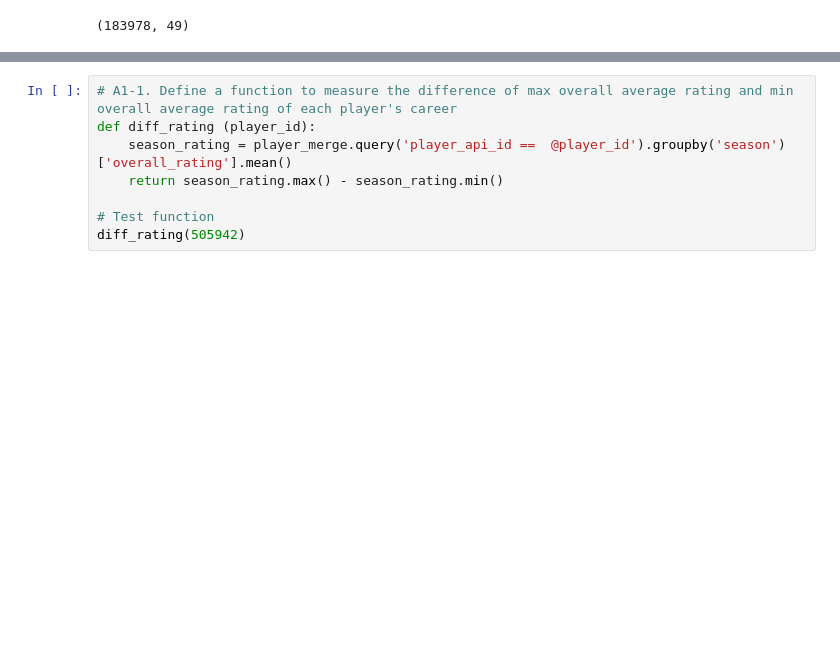
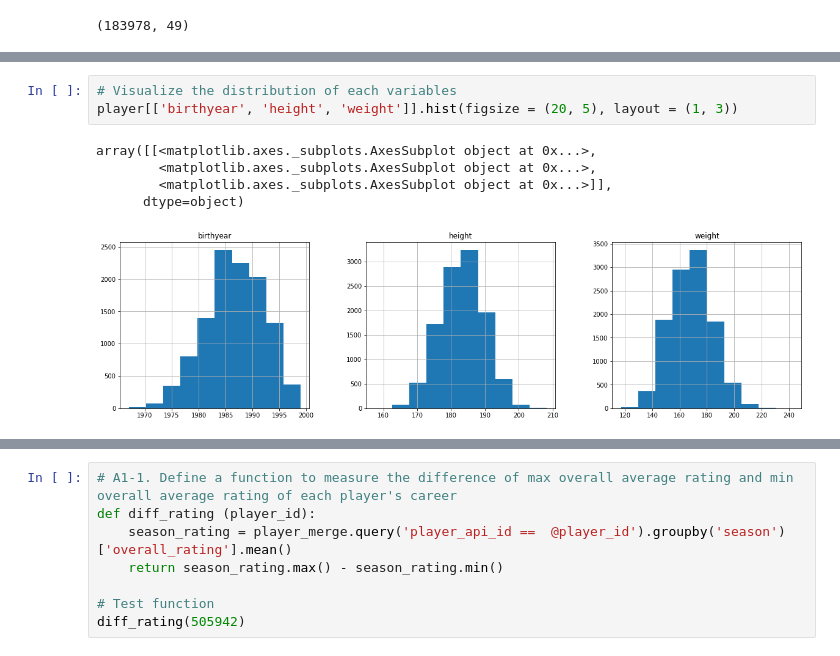
Before and after one commit to Hajeong-Noh/20180419_DataSet-Investigation, a Jupyter notebook: investigate-a-dataset-template.ipynb, the cells around one changed output, grey strips where cells are left out. Cells and saved outputs as stored; diff of their text form; blank space fills up the shorter version.

```diff
--- a/investigate-a-dataset-template.ipynb
+++ b/investigate-a-dataset-template.ipynb
@@ -145,0 +167,9 @@ player_merge.shape
+# %%
+# Visualize the distribution of each variables
+player[['birthyear', 'height', 'weight']].hist(figsize = (20, 5), layout = (1, 3))
+# %% [output]
+array([[<matplotlib.axes._subplots.AxesSubplot object at 0x...>,
+        <matplotlib.axes._subplots.AxesSubplot object at 0x...>,
+        <matplotlib.axes._subplots.AxesSubplot object at 0x...>]],
+      dtype=object)
+[figure, added]
```
Also changed, not shown: parts of 8 cells of this notebook, 5 other files.
